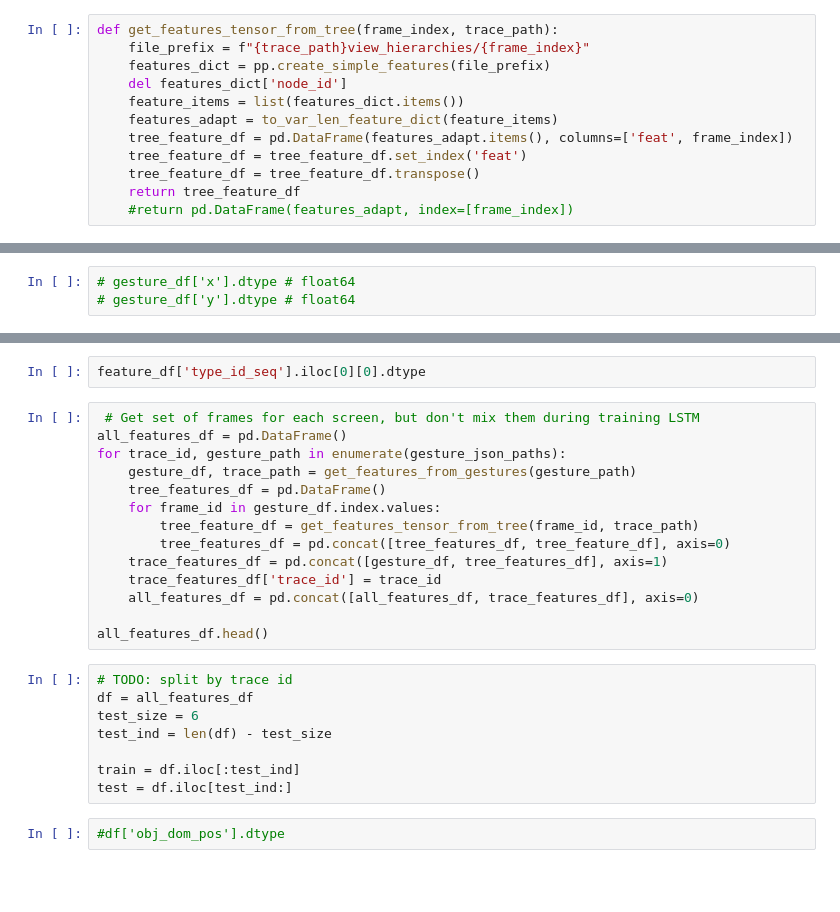
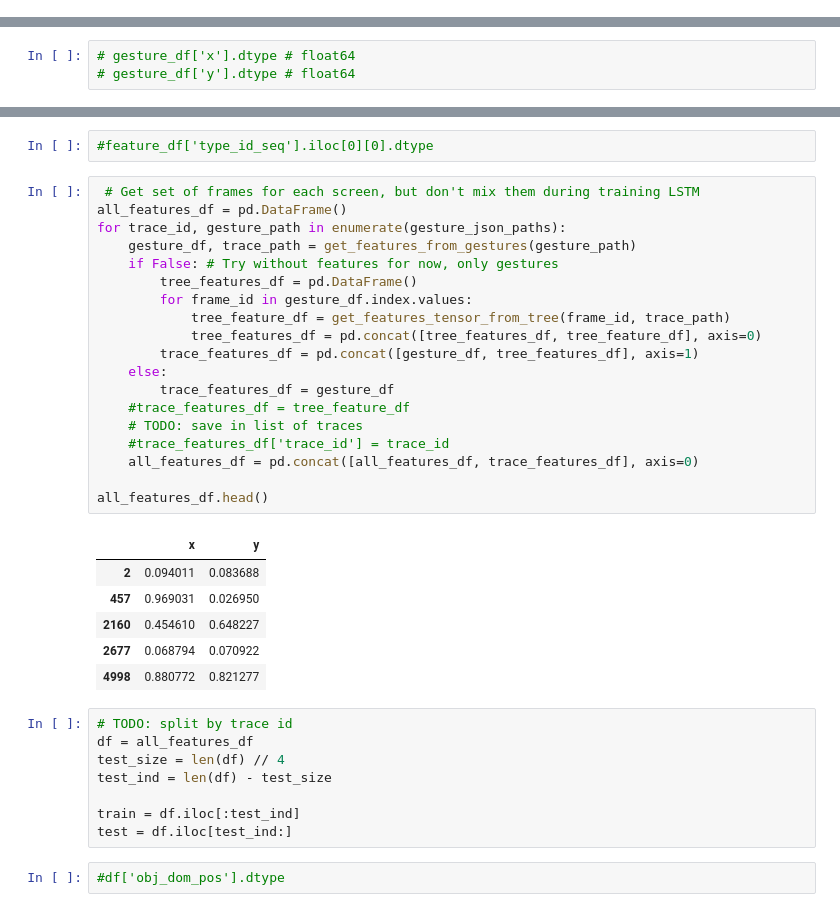
Before and after one commit to Gustl22/android_intent_prediction, a Jupyter notebook: rnn/rnn_model.ipynb, the cells around one changed output, grey strips where cells are left out. Cells and saved outputs as stored; diff of their text form; blank space fills up the shorter version.

Commit message:
Predict gestures only

```diff
--- a/rnn/rnn_model.ipynb
+++ b/rnn/rnn_model.ipynb
@@ -47,12 +60,0 @@ keys_to_dtype = {
-# %%
-def get_features_tensor_from_tree(frame_index, trace_path):
-    file_prefix = f"{trace_path}view_hierarchies/{frame_index}"
-    features_dict = pp.create_simple_features(file_prefix)
-    del features_dict['node_id']
-    feature_items = list(features_dict.items())
-    features_adapt = to_var_len_feature_dict(feature_items)
-    tree_feature_df = pd.DataFrame(features_adapt.items(), columns=['feat', frame_index])
-    tree_feature_df = tree_feature_df.set_index('feat')
-    tree_feature_df = tree_feature_df.transpose()
-    return tree_feature_df
-    #return pd.DataFrame(features_adapt, index=[frame_index])
@@ -85,23 +100,35 @@ all_feat_df
 # %%
-feature_df['type_id_seq'].iloc[0][0].dtype
+#feature_df['type_id_seq'].iloc[0][0].dtype
 # %%
  # Get set of frames for each screen, but don't mix them during training LSTM
 all_features_df = pd.DataFrame()
 for trace_id, gesture_path in enumerate(gesture_json_paths):
     gesture_df, trace_path = get_features_from_gestures(gesture_path)
-    tree_features_df = pd.DataFrame()
-    for frame_id in gesture_df.index.values:
-        tree_feature_df = get_features_tensor_from_tree(frame_id, trace_path)
-        tree_features_df = pd.concat([tree_features_df, tree_feature_df], axis=0)
-    trace_features_df = pd.concat([gesture_df, tree_features_df], axis=1)
-    trace_features_df['trace_id'] = trace_id
+    if False: # Try without features for now, only gestures
+        tree_features_df = pd.DataFrame()
+        for frame_id in gesture_df.index.values:
+            tree_feature_df = get_features_tensor_from_tree(frame_id, trace_path)
+            tree_features_df = pd.concat([tree_features_df, tree_feature_df], axis=0)
+        trace_features_df = pd.concat([gesture_df, tree_features_df], axis=1)
+    else:
+        trace_features_df = gesture_df
+    #trace_features_df = tree_feature_df
+    # TODO: save in list of traces
+    #trace_features_df['trace_id'] = trace_id
     all_features_df = pd.concat([all_features_df, trace_features_df], axis=0)
 
 all_features_df.head()
+# %% [output]
+|  | x | y |
+| 2 | 0.094011 | 0.083688 |
+| 457 | 0.969031 | 0.026950 |
+| 2160 | 0.454610 | 0.648227 |
+| 2677 | 0.068794 | 0.070922 |
+| 4998 | 0.880772 | 0.821277 |
 # %%
 # TODO: split by trace id
 df = all_features_df
-test_size = 6
+test_size = len(df) // 4
 test_ind = len(df) - test_size
 
 train = df.iloc[:test_ind]
```
Also changed, not shown: parts of 35 cells of this notebook.
